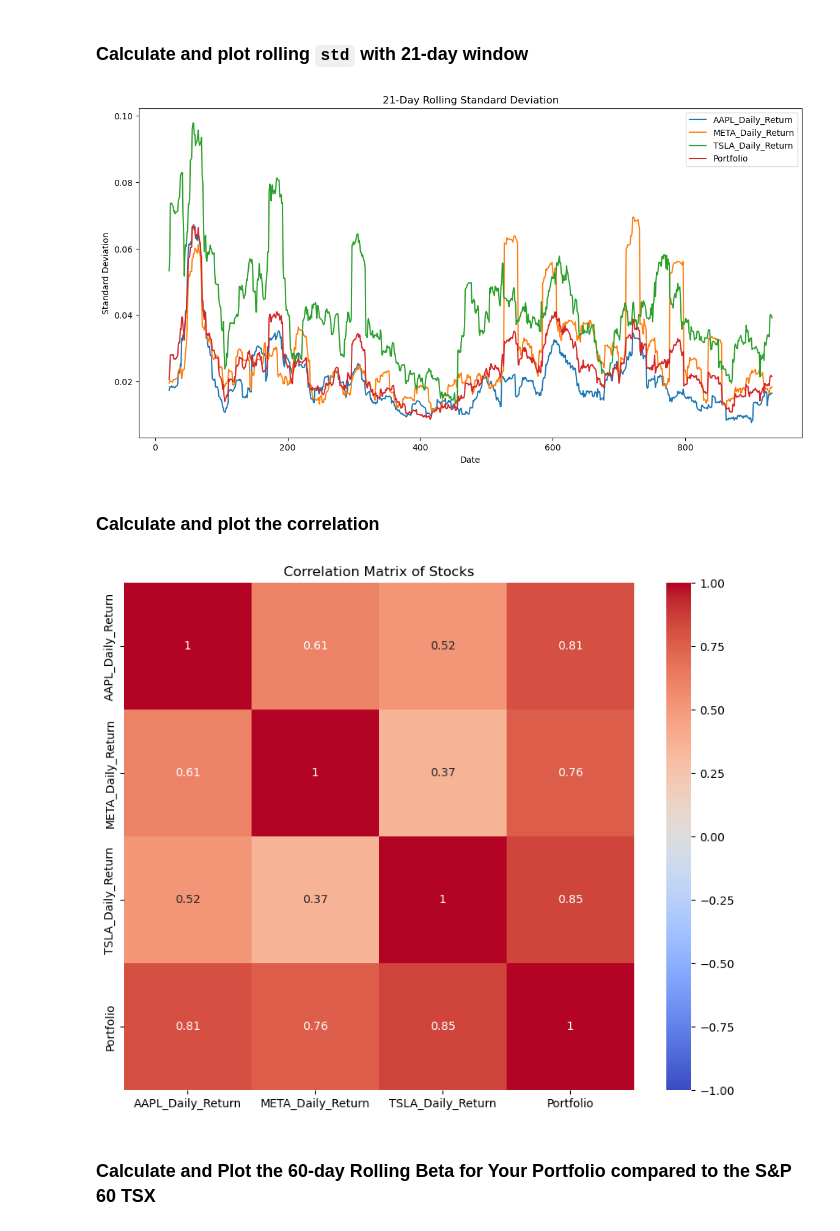
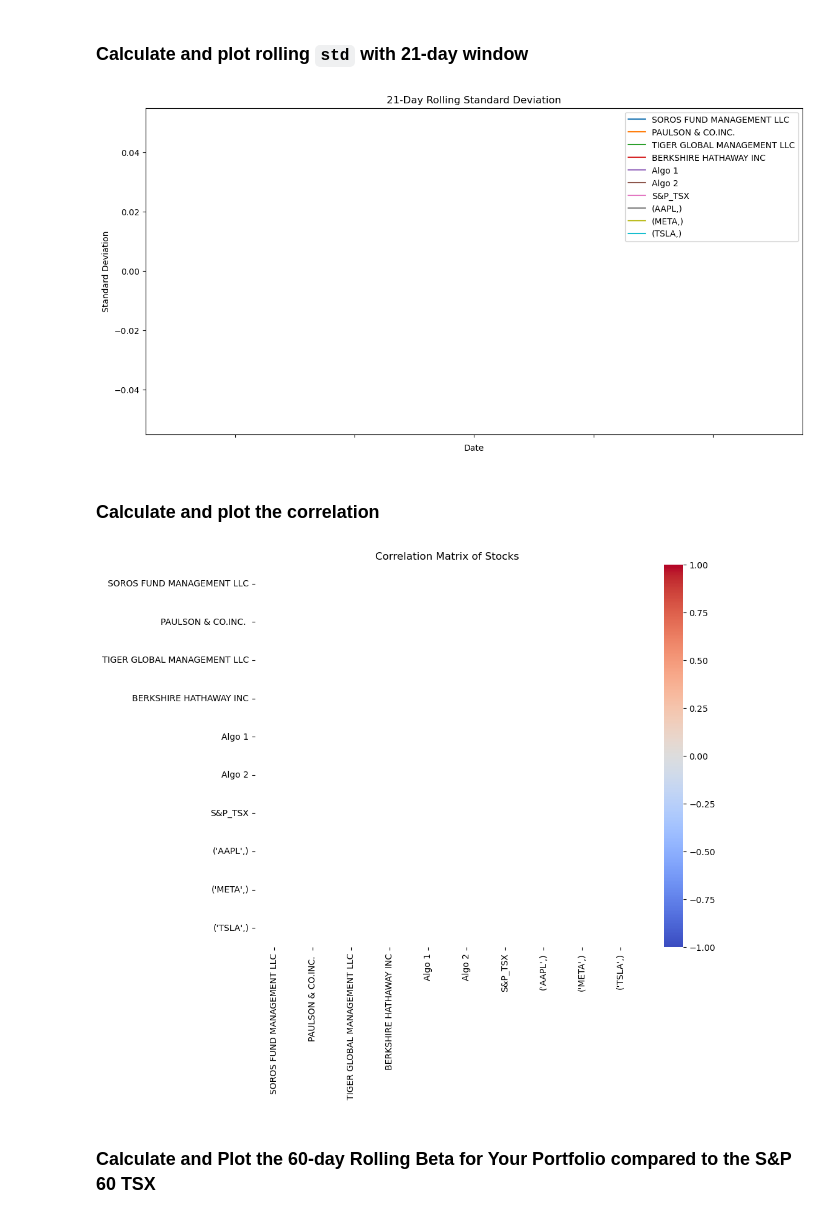
Before and after one commit to owenct/Module_4_Challenge, a Jupyter notebook: pyWhale/whale_analysis.ipynb, the cells around one changed output. Saved outputs shown, nothing was run; the diff lists cells and outputs as text; code cells hidden in the pictures.

```diff
--- a/pyWhale/whale_analysis.ipynb
+++ b/pyWhale/whale_analysis.ipynb
@@ -567,10 +566,7 @@ print(combined_df.head())
 # Reorganize portfolio data by having a column per symbol
 
 # Ensure the DataFrame contains only the expected columns
-combined_df = combined_df[['Date', 'AAPL', 'META', 'TSLA']]
-
-# Rename columns to specify 'Close' prices
-combined_df.columns = ['Date', 'AAPL_Close', 'META_Close', 'TSLA_Close']
+combined_df.columns = [['AAPL', 'META', 'TSLA']]
 
 # Display the reorganized DataFrame
 combined_df.head()
@@ -584,14 +581,10 @@ combined_df.head()
 # %%
 # Calculate daily returns
-daily_returns = combined_df[['AAPL_Close', 'META_Close', 'TSLA_Close']].pct_change()
-
-# Rename columns for clarity
-daily_returns.columns = ['AAPL_Daily_Return', 'META_Daily_Return', 'TSLA_Daily_Return']
+my_returns = combined_df.pct_change()
 
 # Drop NAs
-daily_returns.dropna(inplace=True)
+my_returns.dropna()
 
 # Display sample data
-sample_data = daily_returns.sample(10)
-sample_data
+my_returns.head()
 # %% [output]
@@ -634,9 +618,8 @@ dtype: float64
 ## Join your portfolio returns to the DataFrame that contains all of the portfolio returns
 # %%
 # Join your returns DataFrame to the original returns DataFrame
-# Add the portfolio returns as a new column to the daily_returns DataFrame
-daily_returns['Portfolio'] = portfolio_return
+all_returns = pd.concat([combined_returns,my_returns], axis="columns", join="inner")
 
 # Display the updated DataFrame with the portfolio returns
-daily_returns.head()
+all_returns.head()
 # %% [output]
@@ -649,8 +628,8 @@ daily_returns.head()
 # %%
 # Only compare dates where return data exists for all the stocks (drop NaNs)
 # Drop rows with NaN values from the daily_returns DataFrame
-daily_returns.dropna(inplace=True)
+all_returns.dropna(inplace=True)
 
 # Display the updated DataFrame
-daily_returns.head()
+all_returns.head()
 # %% [output]
@@ -681,7 +662,7 @@ dtype: float64
 ### Calculate and plot rolling `std` with 21-day window
 # %%
 # Calculate rolling standard deviation
-rolling_std_21 = daily_returns.rolling(window=21).std()
+rolling_std_21 = all_returns.rolling(window=21).std()
 
 # Plot rolling standard deviation
 rolling_std_21.plot(figsize=(14,7), title="21-Day Rolling Standard Deviation")
@@ -689,22 +670,22 @@ plt.ylabel("Standard Deviation")
 plt.xlabel("Date")
 plt.show()
 # %% [output]
-[figure, old version]
+[figure, new version]
 # %% [markdown]
 ### Calculate and plot the correlation
 # %%
 # Calculate and plot the correlation
 
 # Calculate the correlation matrix
-correlation_matrix = daily_returns.corr()
+correlation_matrix = all_returns.corr()
 
 # Plot the correlation matrix using a heatmap
 plt.figure(figsize=(10, 8))
 sns.heatmap(correlation_matrix, annot=True, cmap="coolwarm", vmin=-1, vmax=1)
 plt.title("Correlation Matrix of Stocks")
 plt.show()
 # %% [output]
-[figure, old version]
+[figure, new version]
 # %% [markdown]
 ### Calculate and Plot the 60-day Rolling Beta for Your Portfolio compared to the S&P 60 TSX
 # %%
```
Also changed, not shown: parts of 10 cells of this notebook.
